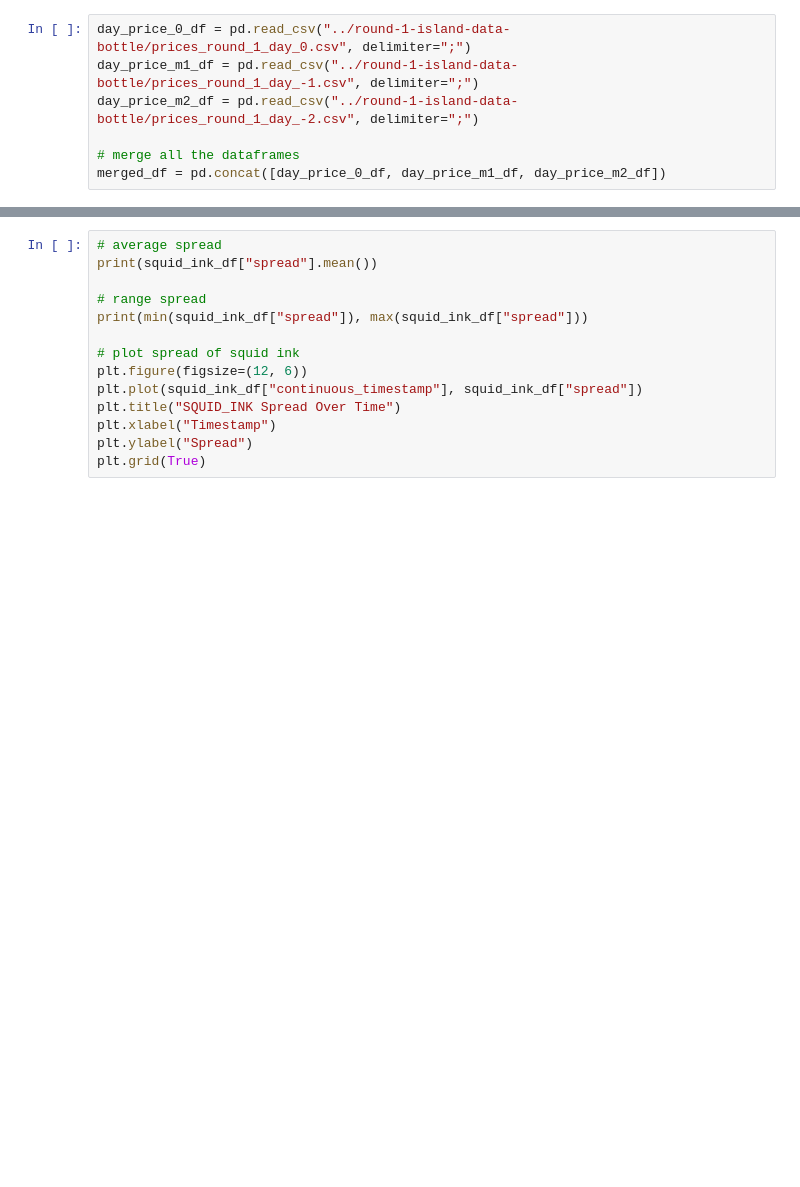
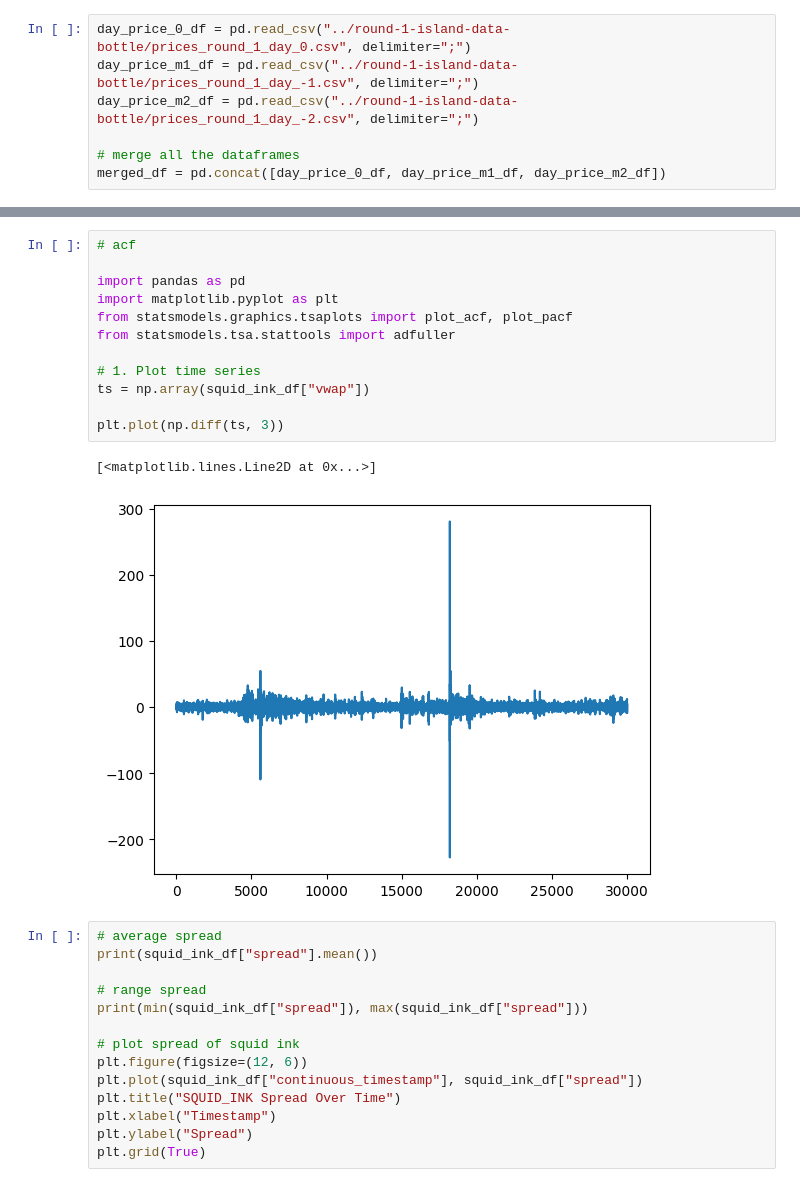
Before and after one commit to shank959/prosperity-imc25, a Jupyter notebook: rounds/round1/eda/round1_eda.ipynb, the cells around one changed output, grey strips where cells are left out. Drawn from its saved outputs; the diff is of its cells as text; blank space fills up the shorter version.

```diff
--- a/rounds/round1/eda/round1_eda.ipynb
+++ b/rounds/round1/eda/round1_eda.ipynb
@@ -181,3 +293,18 @@ Is White Noise: False
+# %%
+# acf
+
+import pandas as pd
+import matplotlib.pyplot as plt
+from statsmodels.graphics.tsaplots import plot_acf, plot_pacf
+from statsmodels.tsa.stattools import adfuller
+
+# 1. Plot time series
+ts = np.array(squid_ink_df["vwap"])
+
+plt.plot(np.diff(ts, 3))
+# %% [output]
+[<matplotlib.lines.Line2D at 0x...>]
+[figure, added]
 # %%
 # average spread
 print(squid_ink_df["spread"].mean())
```
Also changed, not shown: parts of 9 cells of this notebook.
